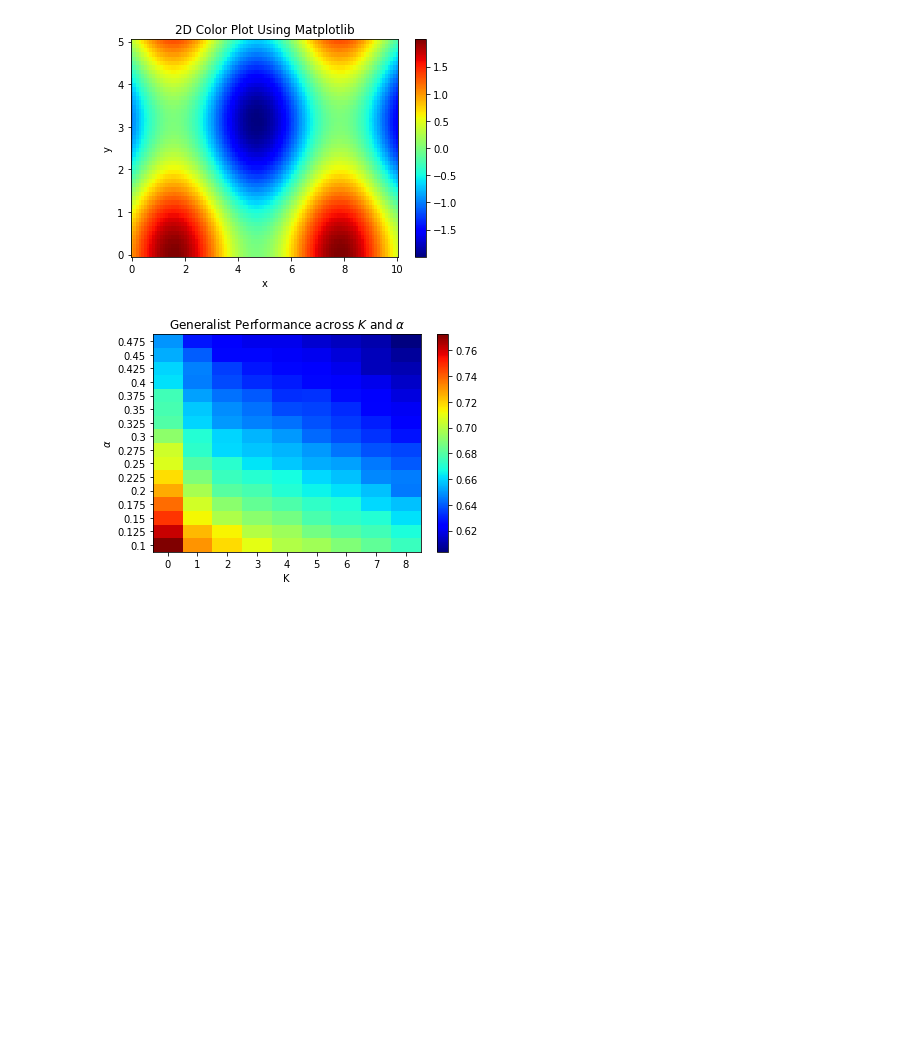
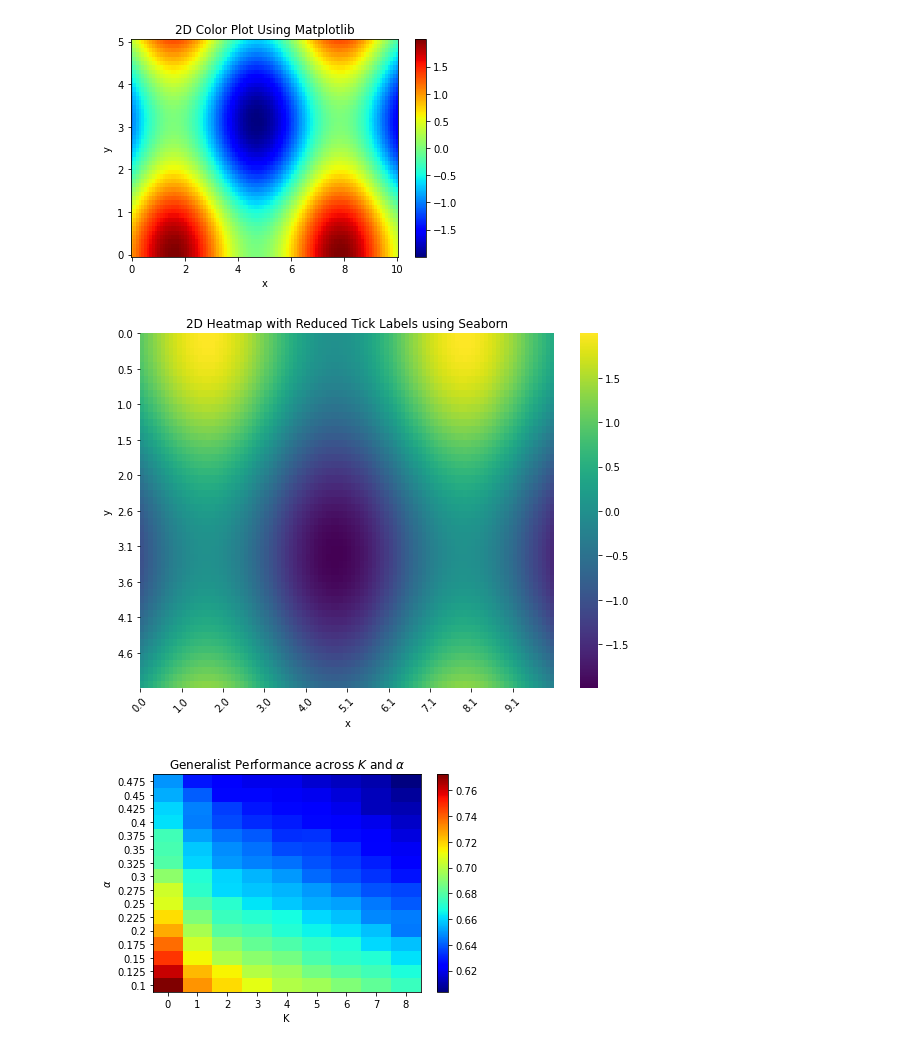
Before and after one commit to baldFemale/OpenInnovationFramework, a Jupyter notebook: Baseline/TwoComplexity/Evaluator.ipynb, the cells around one changed output. Drawn from its saved outputs; the diff is of its cells as text; code cells hidden in the pictures; blank space fills up the shorter version.

```diff
--- a/Baseline/TwoComplexity/Evaluator.ipynb
+++ b/Baseline/TwoComplexity/Evaluator.ipynb
@@ -21,6 +21,39 @@ plt.title('2D Color Plot Using Matplotlib')
 plt.show()
 # %% [output]
 [figure]
+# %%
+import numpy as np
+import seaborn as sns
+import matplotlib.pyplot as plt
+
+# Generate some sample data
+x = np.linspace(0, 10, 100)  # Values of x
+y = np.linspace(0, 5, 50)    # Values of y
+X, Y = np.meshgrid(x, y)     # Create a grid of x and y values
+z = np.sin(X) + np.cos(Y)    # Compute the values of z based on x and y
+
+# Create the 2D heatmap using Seaborn
+plt.figure(figsize=(8, 6))  # Set the figure size
+ax = sns.heatmap(z, cmap='viridis')
+
+# Reduce the number of x-axis and y-axis tick labels
+x_ticks = np.arange(0, len(x), 10)  # Display every 10th x tick
+y_ticks = np.arange(0, len(y), 5)   # Display every 5th y tick
+ax.set_xticks(x_ticks)
+ax.set_yticks(y_ticks)
+ax.set_xticklabels([f'{x_val:.1f}' for x_val in x[x_ticks]], rotation=45)
+ax.set_yticklabels([f'{y_val:.1f}' for y_val in y[y_ticks]], rotation=0)
+
+# Set the axis labels and title
+plt.xlabel('x')
+plt.ylabel('y')
+plt.title('2D Heatmap with Reduced Tick Labels using Seaborn')
+
+# Display the plot
+plt.tight_layout()
+plt.show()
+# %% [output]
+[figure, added]
 # %%
 import matplotlib.pyplot as plt
 import numpy as np
```
Also changed, not shown: 17 other files.
